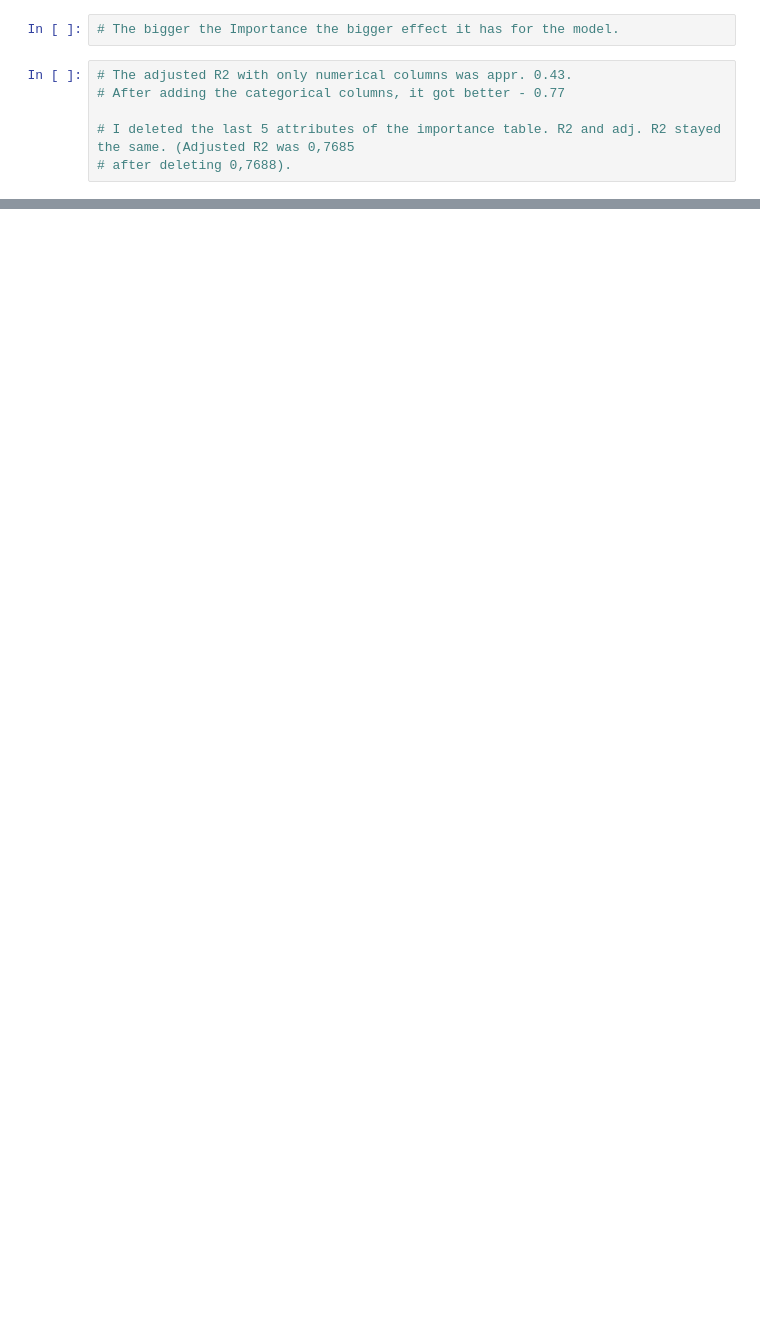
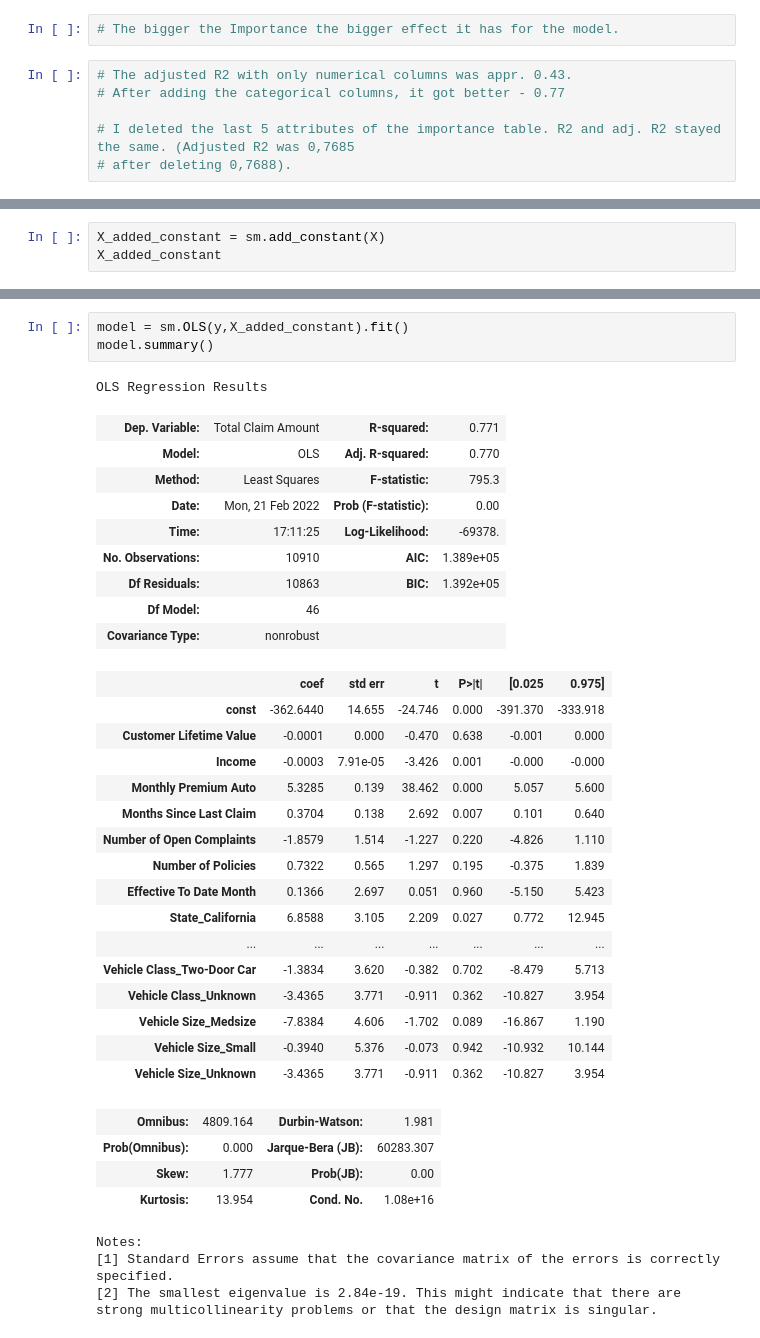
Before and after one commit to marisra/Ironhack-projects-Maris, a Jupyter notebook: Customer analysis case study/Customer analysis case study_modelling-Final.ipynb, the cells around one changed output, grey strips where cells are left out. Saved outputs shown, nothing was run; the diff lists cells and outputs as text; blank space fills up the shorter version.

```diff
--- a/Customer analysis case study/Customer analysis case study_modelling-Final.ipynb
+++ b/Customer analysis case study/Customer analysis case study_modelling-Final.ipynb
@@ -603,0 +666,3 @@ features_importances
+# %%
+X_added_constant = sm.add_constant(X)
+X_added_constant
@@ -603,0 +683,38 @@ features_importances
+# %%
+model = sm.OLS(y,X_added_constant).fit()
+model.summary()
+# %% [output]
+OLS Regression Results
+| Dep. Variable: | Total Claim Amount | R-squared: | 0.771 |
+| Model: | OLS | Adj. R-squared: | 0.770 |
+| Method: | Least Squares | F-statistic: | 795.3 |
+| Date: | Mon, 21 Feb 2022 | Prob (F-statistic): | 0.00 |
+| Time: | 17:11:25 | Log-Likelihood: | -69378. |
+| No. Observations: | 10910 | AIC: | 1.389e+05 |
+| Df Residuals: | 10863 | BIC: | 1.392e+05 |
+| Df Model: | 46 |  |  |
+| Covariance Type: | nonrobust |  |  |
+|  | coef | std err | t | P>|t| | [0.025 | 0.975] |
+| const | -362.6440 | 14.655 | -24.746 | 0.000 | -391.370 | -333.918 |
+| Customer Lifetime Value | -0.0001 | 0.000 | -0.470 | 0.638 | -0.001 | 0.000 |
+| Income | -0.0003 | 7.91e-05 | -3.426 | 0.001 | -0.000 | -0.000 |
+| Monthly Premium Auto | 5.3285 | 0.139 | 38.462 | 0.000 | 5.057 | 5.600 |
+| Months Since Last Claim | 0.3704 | 0.138 | 2.692 | 0.007 | 0.101 | 0.640 |
+| Number of Open Complaints | -1.8579 | 1.514 | -1.227 | 0.220 | -4.826 | 1.110 |
+| Number of Policies | 0.7322 | 0.565 | 1.297 | 0.195 | -0.375 | 1.839 |
+| Effective To Date Month | 0.1366 | 2.697 | 0.051 | 0.960 | -5.150 | 5.423 |
+| State_California | 6.8588 | 3.105 | 2.209 | 0.027 | 0.772 | 12.945 |
+| ... | ... | ... | ... | ... | ... | ... |
+| Vehicle Class_Two-Door Car | -1.3834 | 3.620 | -0.382 | 0.702 | -8.479 | 5.713 |
+| Vehicle Class_Unknown | -3.4365 | 3.771 | -0.911 | 0.362 | -10.827 | 3.954 |
+| Vehicle Size_Medsize | -7.8384 | 4.606 | -1.702 | 0.089 | -16.867 | 1.190 |
+| Vehicle Size_Small | -0.3940 | 5.376 | -0.073 | 0.942 | -10.932 | 10.144 |
+| Vehicle Size_Unknown | -3.4365 | 3.771 | -0.911 | 0.362 | -10.827 | 3.954 |
+| Omnibus: | 4809.164 | Durbin-Watson: | 1.981 |
+| Prob(Omnibus): | 0.000 | Jarque-Bera (JB): | 60283.307 |
+| Skew: | 1.777 | Prob(JB): | 0.00 |
+| Kurtosis: | 13.954 | Cond. No. | 1.08e+16 |
+Notes:
+[1] Standard Errors assume that the covariance matrix of the errors is correctly specified.
+[2] The smallest eigenvalue is 2.84e-19. This might indicate that there are
+strong multicollinearity problems or that the design matrix is singular.
```
Also changed, not shown: parts of 49 cells of this notebook.
